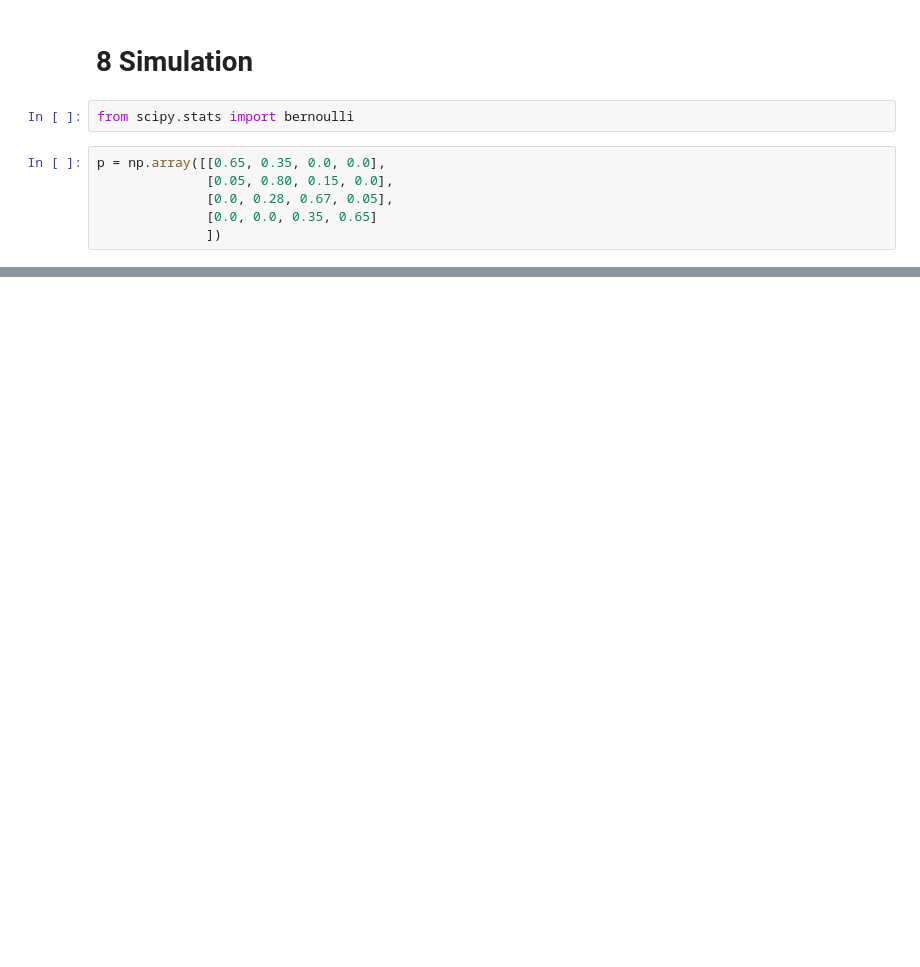
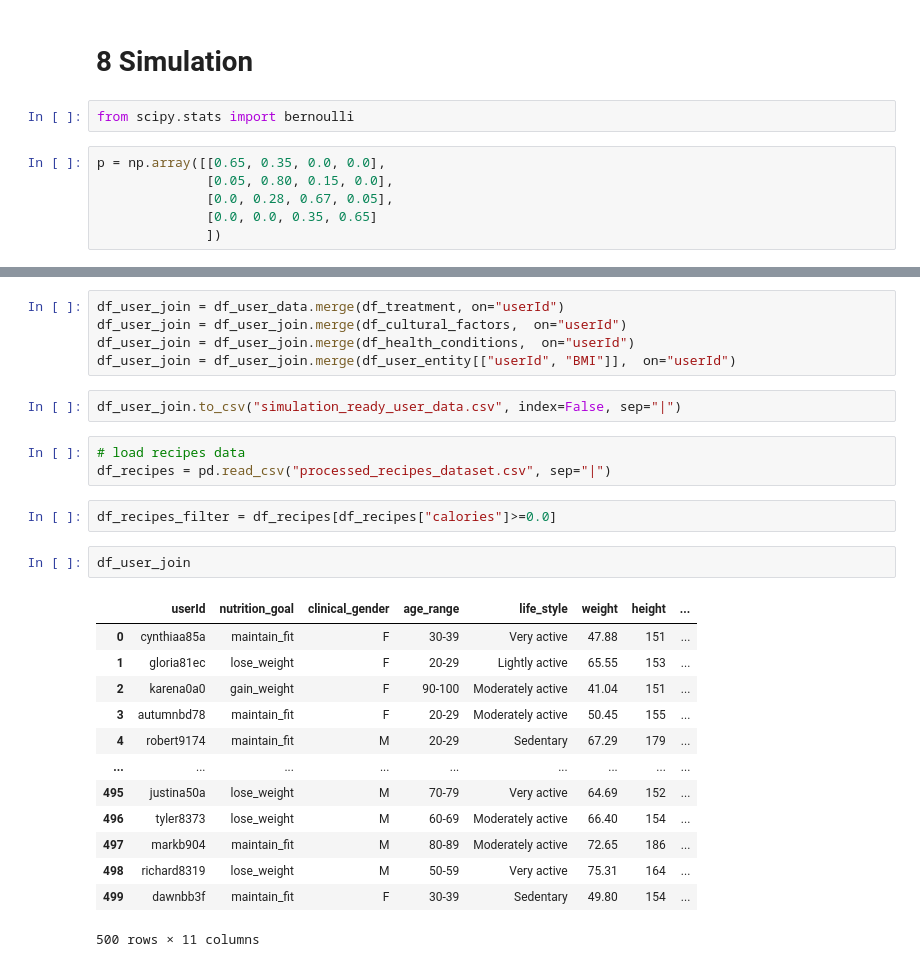
Before and after one commit to aislab-hevs/synthetic_data_nutrition_generation, a Jupyter notebook: src/generator_notebook.ipynb, the cells around one changed output, grey strips where cells are left out. Saved outputs shown, nothing was run; the diff lists cells and outputs as text; blank space fills up the shorter version.

```diff
--- a/src/generator_notebook.ipynb
+++ b/src/generator_notebook.ipynb
@@ -719,0 +686,28 @@ Name: count, dtype: int64
+# %%
+df_user_join = df_user_data.merge(df_treatment, on="userId")
+df_user_join = df_user_join.merge(df_cultural_factors,  on="userId")
+df_user_join = df_user_join.merge(df_health_conditions,  on="userId")
+df_user_join = df_user_join.merge(df_user_entity[["userId", "BMI"]],  on="userId")
+# %%
+df_user_join.to_csv("simulation_ready_user_data.csv", index=False, sep="|")
+# %%
+# load recipes data
+df_recipes = pd.read_csv("processed_recipes_dataset.csv", sep="|")
+# %%
+df_recipes_filter = df_recipes[df_recipes["calories"]>=0.0]
+# %%
+df_user_join
+# %% [output]
+|  | userId | nutrition_goal | clinical_gender | age_range | life_style | weight | height | ... |
+| 0 | cynthiaa85a | maintain_fit | F | 30-39 | Very active | 47.88 | 151 | ... |
+| 1 | gloria81ec | lose_weight | F | 20-29 | Lightly active | 65.55 | 153 | ... |
+| 2 | karena0a0 | gain_weight | F | 90-100 | Moderately active | 41.04 | 151 | ... |
+| 3 | autumnbd78 | maintain_fit | F | 20-29 | Moderately active | 50.45 | 155 | ... |
+| 4 | robert9174 | maintain_fit | M | 20-29 | Sedentary | 67.29 | 179 | ... |
+| ... | ... | ... | ... | ... | ... | ... | ... | ... |
+| 495 | justina50a | lose_weight | M | 70-79 | Very active | 64.69 | 152 | ... |
+| 496 | tyler8373 | lose_weight | M | 60-69 | Moderately active | 66.40 | 154 | ... |
+| 497 | markb904 | maintain_fit | M | 80-89 | Moderately active | 72.65 | 186 | ... |
+| 498 | richard8319 | lose_weight | M | 50-59 | Very active | 75.31 | 164 | ... |
+| 499 | dawnbb3f | maintain_fit | F | 30-39 | Sedentary | 49.80 | 154 | ... |
+500 rows × 11 columns
```
Also changed, not shown: parts of 27 cells of this notebook, 2 other files.
